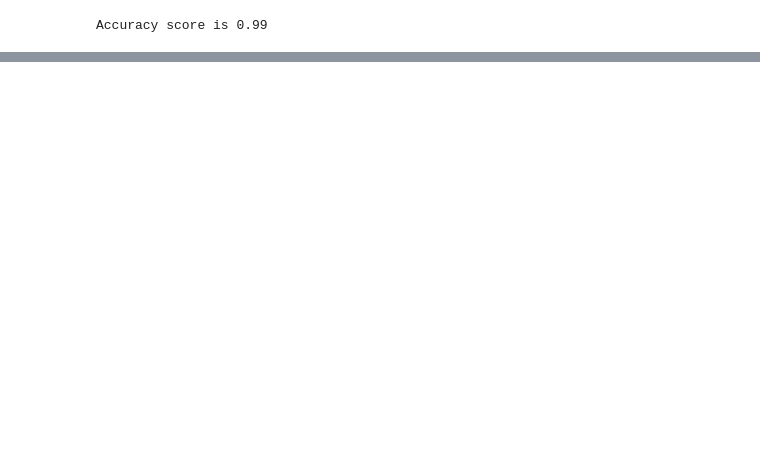
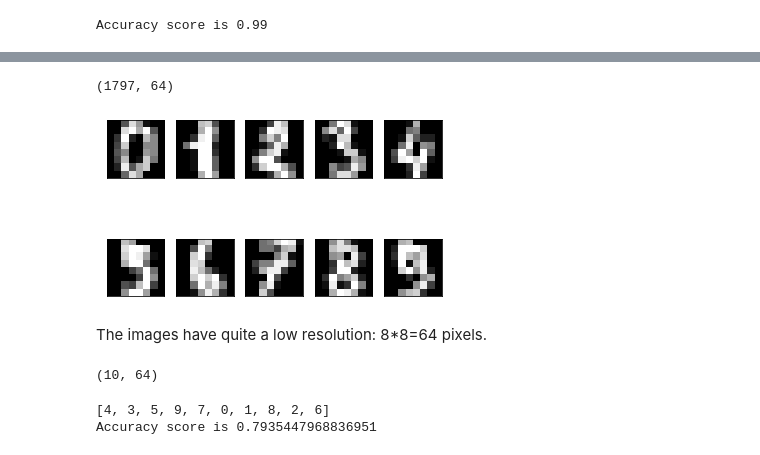
Before and after one commit to tauimonen/Data-science, a Jupyter notebook: clustering_wit_k-means.ipynb, the cells around one changed output, grey strips where cells are left out. Drawn from its saved outputs; the diff is of its cells as text; code cells hidden in the pictures; blank space fills up the shorter version.

```diff
--- a/clustering_wit_k-means.ipynb
+++ b/clustering_wit_k-means.ipynb
@@ -65,0 +93,32 @@ Accuracy score is 0.99
+# %%
+# Downloading a set of images of handwritten digits with the correct labels 0,1,…,9.
+from sklearn.datasets import load_digits
+digits = load_digits()
+digits.data.shape
+# %% [output]
+(1797, 64)
+# %%
+# Plotting the first 10
+fig, axes = plt.subplots(2,5, subplot_kw=dict(xticks=[], yticks=[]))
+for ax, digit in zip(axes.flat, digits.data[:10]):
+    ax.imshow(digit.reshape(8,8), cmap="gray")
+# %% [output]
+[figure, added]
+# %% [markdown]
+The images have quite a low resolution: 8*8=64 pixels.
+# %%
+# Clustering
+model=KMeans(n_clusters = 10, random_state=0)
+model.fit(digits.data)
+model.cluster_centers_.shape
+# %% [output]
+(10, 64)
+# %%
+# Accuracy
+permutation = find_permutation(10, digits.target, model.labels_)
+print(permutation)
+acc = accuracy_score(digits.target, [ permutation[label] for label in model.labels_])
+print("Accuracy score is", acc)
+# %% [output]
+[4, 3, 5, 9, 7, 0, 1, 8, 2, 6]
+Accuracy score is 0.7935447968836951
```
Also changed, not shown: parts of 10 cells of this notebook.
